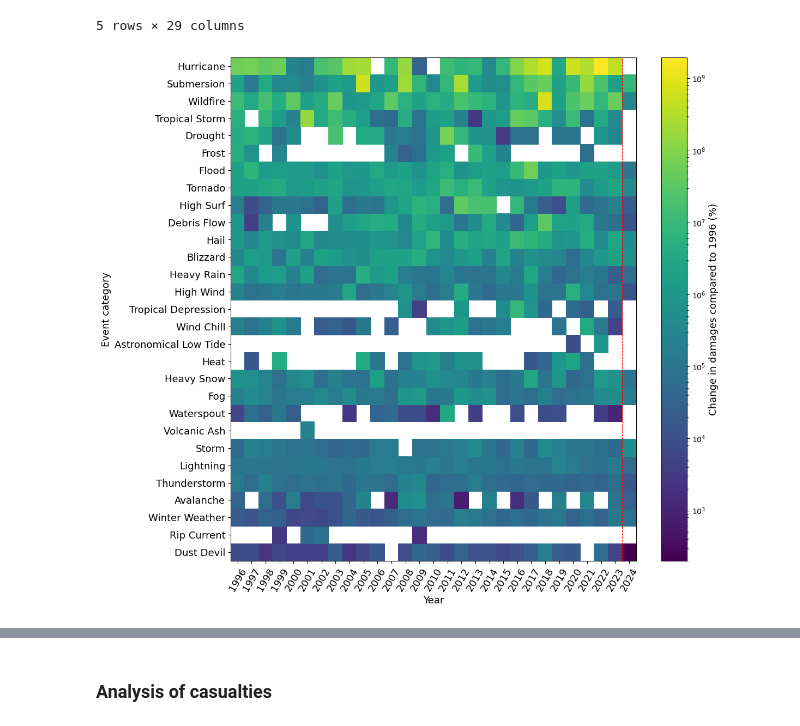
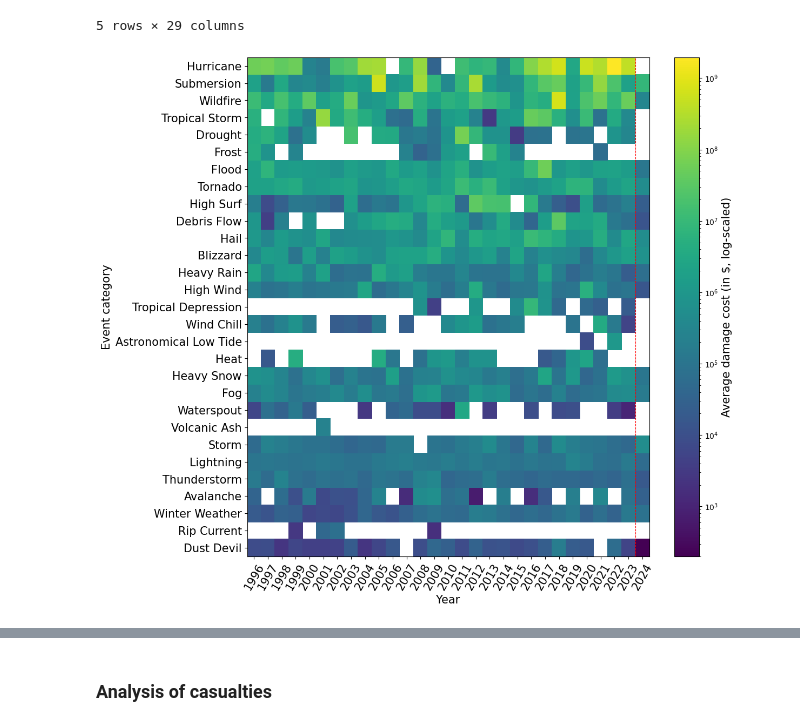
Before and after one commit to EtienneCap/USHazardModelling, a Jupyter notebook: Notebooks/exploratory_data_analysis.ipynb, the cells around one changed output, grey strips where cells are left out. Saved outputs shown, nothing was run; the diff lists cells and outputs as text; code cells hidden in the pictures.

```diff
--- a/Notebooks/exploratory_data_analysis.ipynb
+++ b/Notebooks/exploratory_data_analysis.ipynb
@@ -151,20 +109,22 @@ cost.head()
 5 rows × 29 columns
 # %%
 ## Plotting the evolution of the costs with time
-ftsize = 13
+ftsize = 15
+
 # plt.rcParams.update({'font.size': 10}) # changes the default fontsize of matplotlib plots
 cmap = clr.LinearSegmentedColormap.from_list('custom blue', ['#041734',"#9FCAE1", '#3FAAA4'], N=256) #9FCAE1
 
 ax = plt.figure(figsize=(12,12))
 plt.pcolor(cost, norm = LogNorm(vmin = cost.min(axis = None), vmax = cost.max(axis = None)))
 plt.yticks(ticks = 0.5+np.arange(len(cost.index)), labels = cost.index, fontsize = ftsize)
 plt.xticks(ticks = 0.5+np.arange(len(cost.columns)), labels = cost.columns, rotation = 60, fontsize = ftsize)
-a = plt.colorbar(shrink = 1,).set_label(label = "Change in damages compared to 1996 (%)",size=ftsize)
+a = plt.colorbar(shrink = 1,).set_label(label = "Average damage cost (in $, log-scaled)",size=ftsize)
 plt.axvline(x = len(cost.columns)-1, c = "red", linestyle = "dashed", linewidth = 0.8)
 
 plt.xlabel("Year", fontdict = {"size":ftsize})
 plt.ylabel("Event category", fontdict = {"size":ftsize})
+plt.savefig(r"C:\Users\Utilisateur\OneDrive - Imperial College London\Documents\Master thesis\Non-stationary hazard modelling project\Dissertation - Report\Figures\PDF\damage_by_time_event_cat.pdf", format='pdf', bbox_inches = "tight")
 plt.show();
 # %% [output]
-[figure, old version]
+[figure, new version]
 # %%
```
Also changed, not shown: parts of 55 cells of this notebook, 8 other files.
